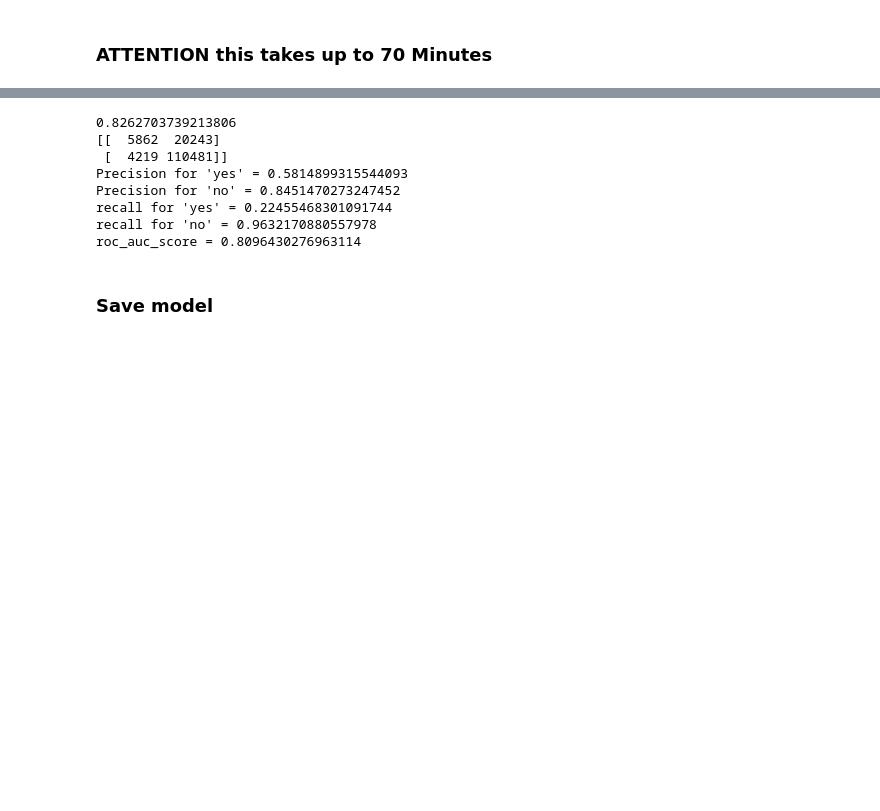
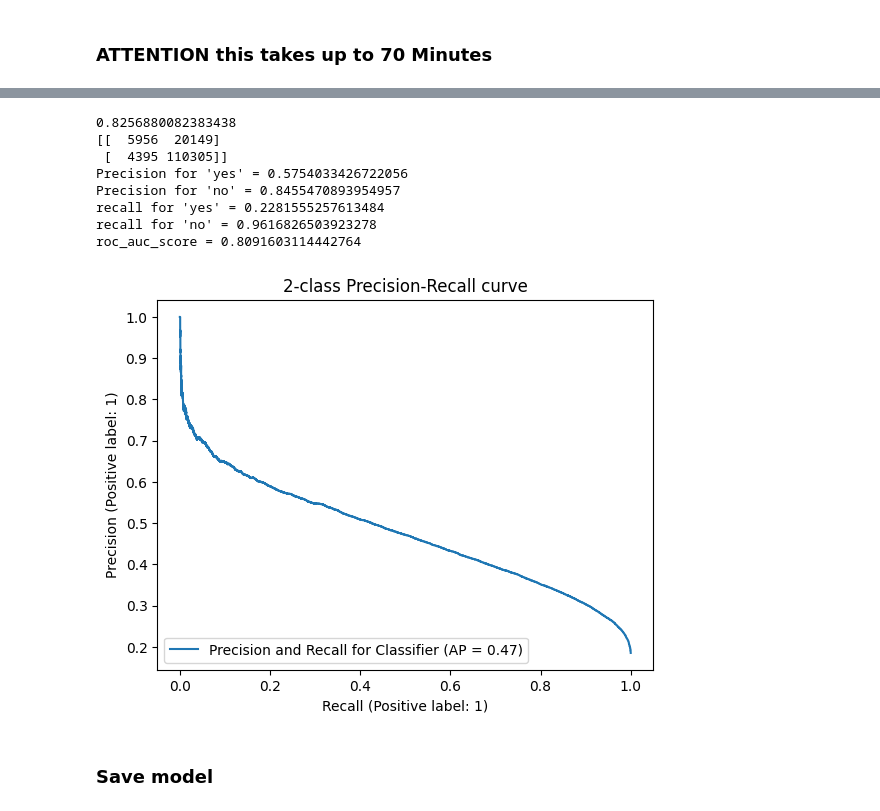
Before and after one commit to n-hundenborn/diabetes-forecasting, a Jupyter notebook: dev_model_training.ipynb, the cells around one changed output, grey strips where cells are left out. Saved outputs shown, nothing was run; the diff lists cells and outputs as text; code cells hidden in the pictures; blank space fills up the shorter version.

Commit message:
Add Recall-Precision Curve

```diff
--- a/dev_model_training.ipynb
+++ b/dev_model_training.ipynb
@@ -275,6 +275,14 @@ param_grid_etc = {
     'criterion' :['gini', 'entropy']
 }
 
+# used for GridSearchCV / ExtraTreesClassifier
+param_grid_hist = {
+    'loss': ['log_loss'], # 500
+    'learning_rate': np.arange(0.01, 0.5, 0.02),
+    'max_iter': np.arange(100, 400, 100),
+    'max_leaf_nodes': np.arange(3, 40, 2),
+}
+
 # used for RandomizedSearchCV
 param_distributions = {
     'n_estimators': np.arange(100, 500, 10), # 500
@@ -287,8 +295,6 @@ my_recall_scorer = make_scorer(recall_score)
 # %%
 X_train, X_test, y_train, y_test = train_test_split(df_prepared[feature_list], df_prepared[target_name], test_size=0.2, random_state=41)
 
-model = HistGradientBoostingClassifier()
+model = HistGradientBoostingClassifier(random_state=42)
 # model = ExtraTreesClassifier(random_state=42)
-# CV_model = RandomizedSearchCV(estimator=model, param_distributions=param_grid_etc, cv=5, n_jobs=-1, scoring=my_recall_scorer, verbose=5)
-
-model.fit(X_train, y_train)
+CV_model = RandomizedSearchCV(estimator=model, param_distributions=param_grid_hist, cv=4, n_jobs=2, scoring=my_recall_scorer, verbose=5)
@@ -317,8 +321,9 @@ ExtraTreesClassifier(random_state=42)
 # %%
 # CV_model = best_model
+y_predict = CV_model.predict(X_test)
 
-y_predict = model.predict(X_test)
-# y_predict = CV_model.predict(X_test)
+# y_score = CV_model.predict_proba(X_test)[:, 1]
+y_score = CV_model.decision_function(X_test)
 
 score = accuracy_score(y_test, y_predict)
 print(score)
@@ -327,7 +332,7 @@ matrix = confusion_matrix(y_test, y_predict, labels = [1,0])
 print(matrix)
 
 precision, recall, _, _ = precision_recall_fscore_support(y_true=y_test, y_pred=y_predict, labels= [1,0])
-roc_auc_scores = roc_auc_score(y_true=y_test, y_score=model.predict_proba(X_test)[:, 1], labels= [1,0])
+roc_auc_scores = roc_auc_score(y_true=y_test, y_score=y_score, labels= [1,0])
 
 print(f"Precision for 'yes' = {precision[0]}")
 print(f"Precision for 'no' = {precision[1]}")
@@ -335,14 +340,19 @@ print(f"recall for 'yes' = {recall[0]}")
 print(f"recall for 'no' = {recall[1]}")
 print(f"roc_auc_score = {roc_auc_scores}")
 # %% [output]
-0.8262703739213806
-[[  5862  20243]
- [  4219 110481]]
-Precision for 'yes' = 0.5814899315544093
-Precision for 'no' = 0.8451470273247452
-recall for 'yes' = 0.22455468301091744
-recall for 'no' = 0.9632170880557978
-roc_auc_score = 0.8096430276963114
+0.8256880082383438
+[[  5956  20149]
+ [  4395 110305]]
+Precision for 'yes' = 0.5754033426722056
+Precision for 'no' = 0.8455470893954957
+recall for 'yes' = 0.2281555257613484
+recall for 'no' = 0.9616826503923278
+roc_auc_score = 0.8091603114442764
+# %%
+display = PrecisionRecallDisplay.from_predictions(y_test, y_score, name="Precision and Recall for Classifier")
+_ = display.ax_.set_title("2-class Precision-Recall curve")
+# %% [output]
+[figure, added]
 # %% [markdown]
 ### Save model
 # %%
```
Also changed, not shown: parts of 4 cells of this notebook.
